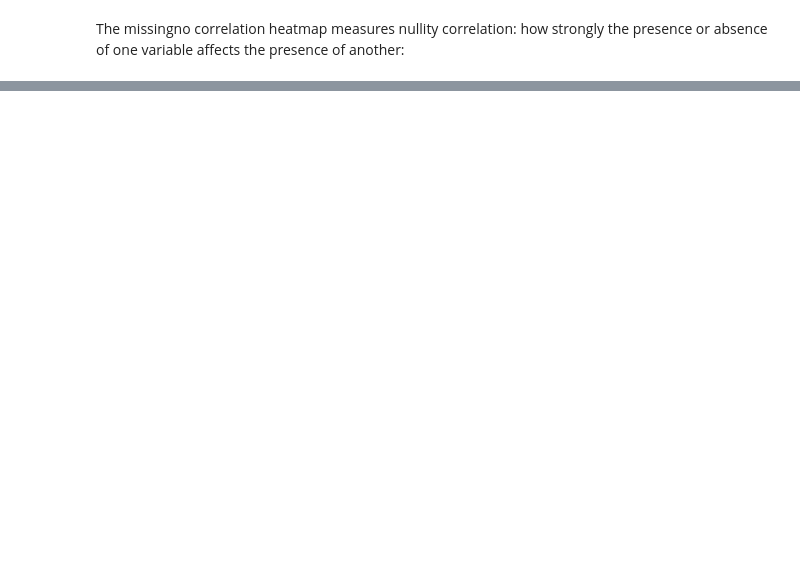
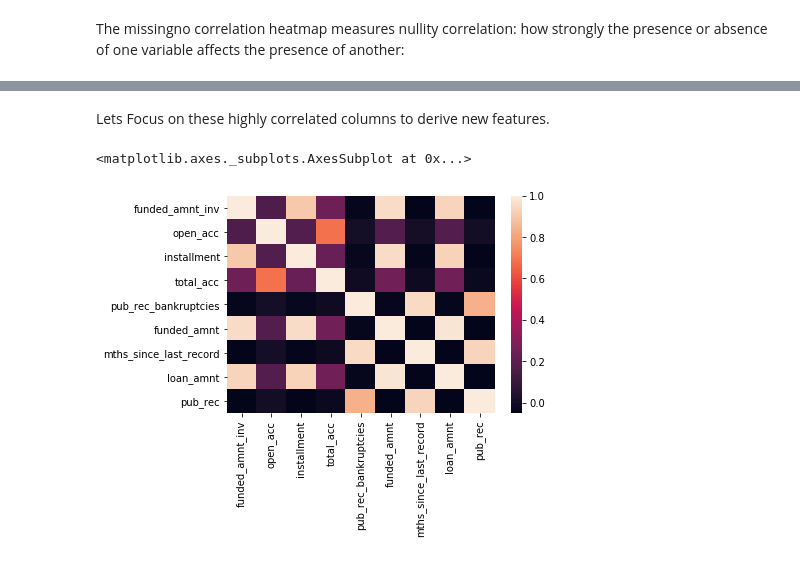
Before and after one commit to saneshashank/course2-GP1, a Jupyter notebook: loan_EDA.ipynb, the cells around one changed output, grey strips where cells are left out. Cells and saved outputs as stored; diff of their text form; code cells hidden in the pictures; blank space fills up the shorter version.

```diff
--- a/loan_EDA.ipynb
+++ b/loan_EDA.ipynb
@@ -343,0 +306,9 @@ loan_df.corr().style.background_gradient()
+# %% [markdown]
+Lets Focus on these highly correlated columns to derive new features.
+# %%
+#subset dataframe on highly correlated columns
+loan_high_corr_df = loan_df.loc[:,to_keep]
+sns.heatmap(loan_high_corr_df.corr())
+# %% [output]
+<matplotlib.axes._subplots.AxesSubplot at 0x...>
+[figure, added]
```
Also changed, not shown: parts of 25 cells of this notebook.
